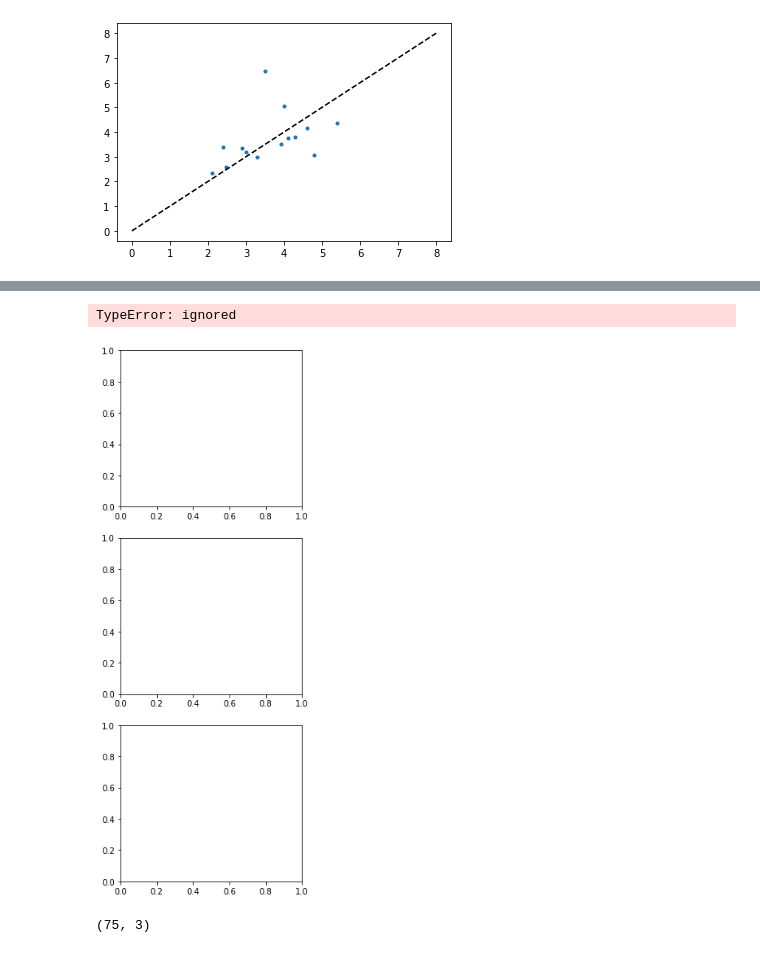
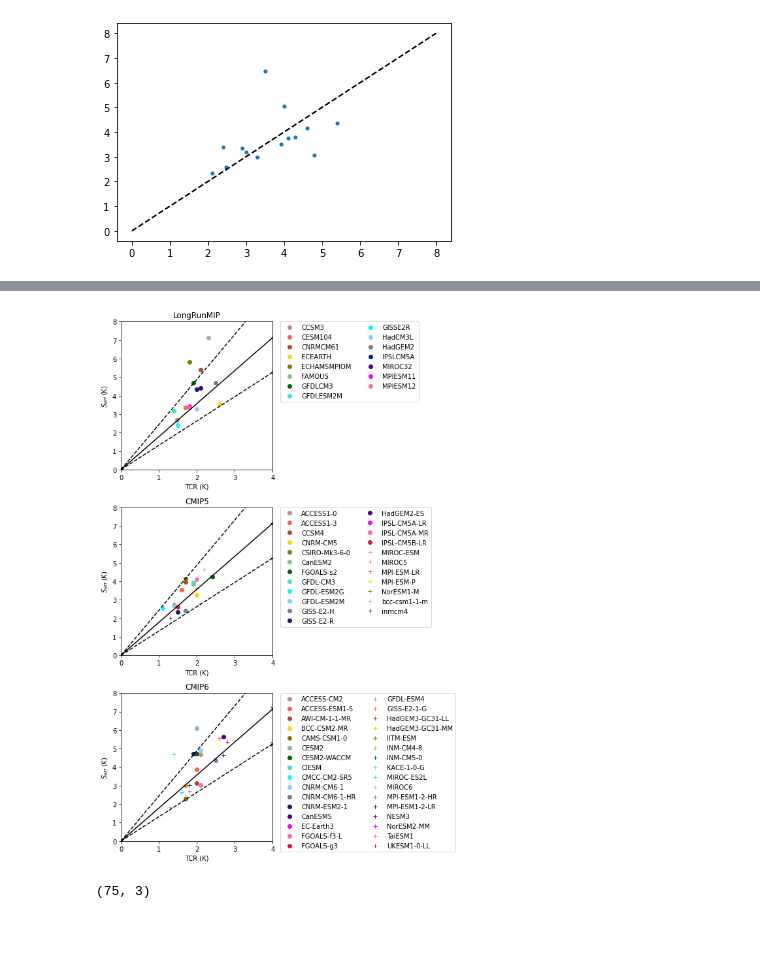
Before and after one commit to benmsanderson/ECS_Bayesian, a Jupyter notebook: 4xco2_bayesian.ipynb, the cells around one changed output, grey strips where cells are left out. Drawn from its saved outputs; the diff is of its cells as text; code cells hidden in the pictures.

```diff
--- a/4xco2_bayesian.ipynb
+++ b/4xco2_bayesian.ipynb
@@ -1209,38 +1239,37 @@ p1
 from cycler import cycler
 fig, axes = plt.subplots(ncols=1,nrows=3)
 axes = axes.flatten()
 
 
 markercycle = cycler(marker=['o', '+', 'x', '*', '.', 'X'])
 colorcycle = cycler(color=['rosybrown','tomato','sienna','gold','olive','darkseagreen','darkgreen','turquoise','cyan','lightskyblue','slategrey','midnightblue','indigo','fuchsia','hotpink','crimson'])
 
 
 
 fig.set_figheight(12)
 fig.set_figwidth(4)
 p1=[None]*3
-for i,indy in enumerate(findex[2]):
+for i,indy in enumerate(findex):
   p1[i]=[]
   axes[i].set_prop_cycle(markercycle*colorcycle  ) # gca()=current axis
   for j,jj in enumerate(indy):
     #axes[i].text(etcr_pct[jj,1],gsenslr[jj,0]/2,mdlslr[jj],fontsize=8)
-    p1[i].append(axes[i].plot(ttcr[jj],gsenslr[jj]/2,label=mdlslr[jj],linestyle='none')[0])
+    p1[i].append(axes[i].plot(tcrmhl[jj],gsenslr[jj]/2,label=mdlslr[jj],linestyle='none')[0])
     #axes[i].plot(ttcr[jj],gsenslg[jj]/2,label=mdlslr[jj],linestyle='none',marker='+')
   axes[i].set_ylim([0,8])
   axes[i].set_xlim([0,4])
   axes[i].set_xlabel('TCR (K)')
   axes[i].set_ylabel('$S_{eff}$ (K)')
   axes[i].set_title(gens[i])
-  axes[i].plot([0,4],[0,4/0.41],color='g',linestyle='--')
+  axes[i].plot([0,4],[0,4/0.41],color='k',linestyle='--')
   axes[i].plot([0,4],[0,4/0.76],color='k',linestyle='--')
   axes[i].plot([0,4],[0,4/0.56],color='k')
 
 plt.tight_layout()
 for i,indy in enumerate(findex):
   axes[i].legend(handles=p1[i], ncol=2,bbox_to_anchor=(1.05, 1), loc='upper left', borderaxespad=0.)
 # %% [output]
-TypeError: ignored
-[figure, old version]
+[figure, new version]
 # %%
 t_fast=pfit[:,1,0:3]*(1-np.exp(-140/pfit[:,1,3:6]))
 t_fast.shape
```
Also changed, not shown: parts of 8 cells of this notebook.
